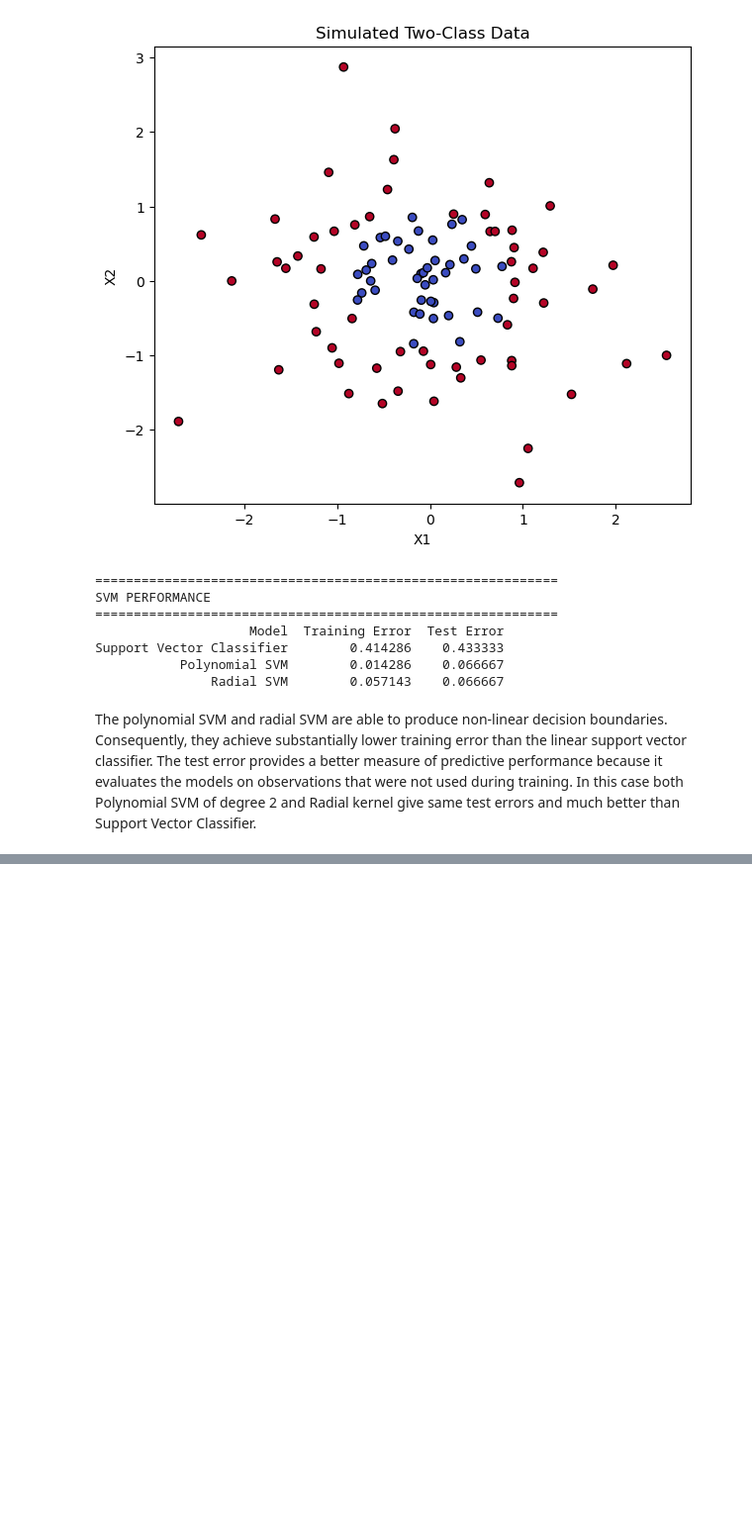
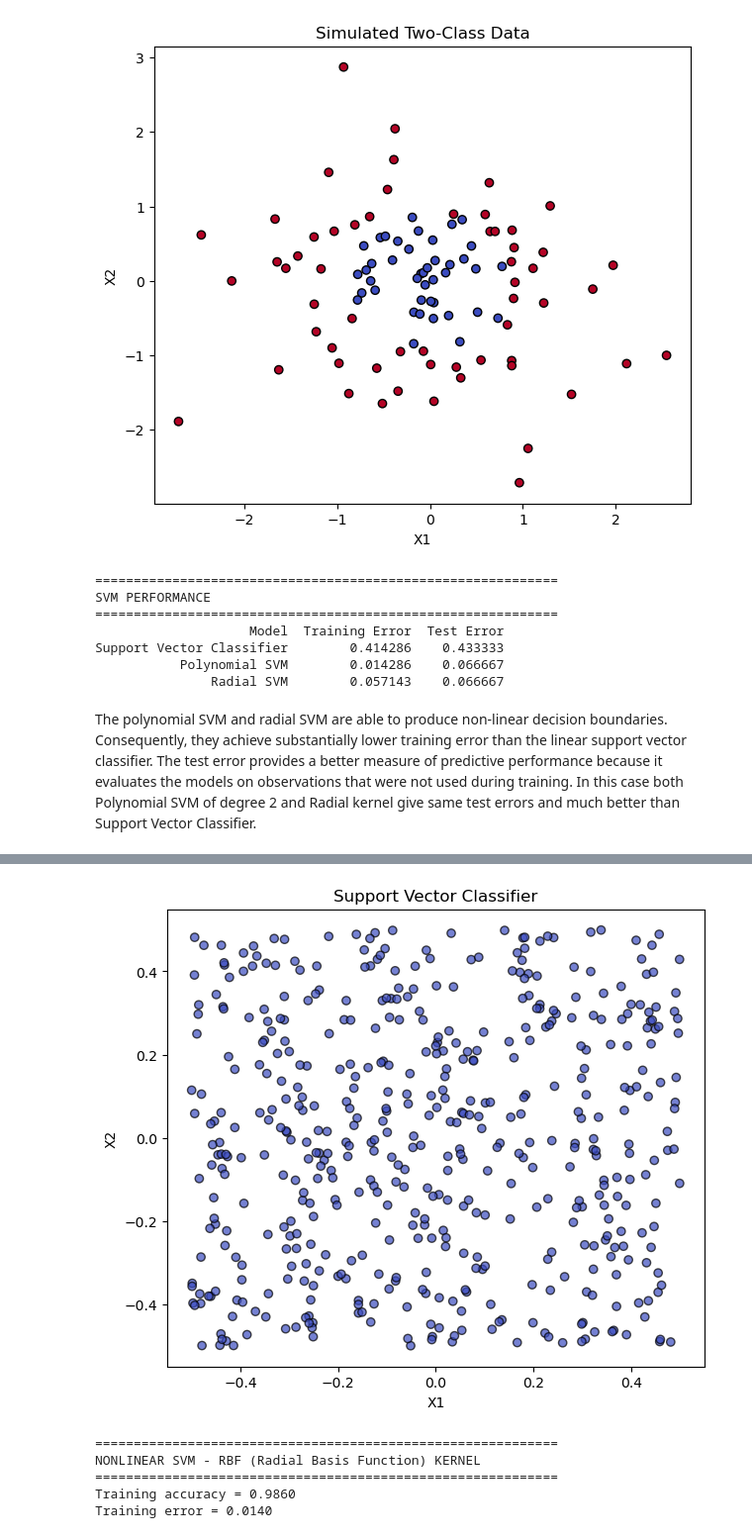
Before and after one commit to sumukha-r/isl-python-solutions, a Jupyter notebook: Chapter09-Support-Vector-Machines/Chapter09-Support-Vector-Machines.ipynb, the cells around one changed output, grey strips where cells are left out. Shown at 99% size. Saved outputs shown, nothing was run; the diff lists cells and outputs as text; code cells hidden in the pictures; blank space fills up the shorter version.

```diff
--- a/Chapter09-Support-Vector-Machines/Chapter09-Support-Vector-Machines.ipynb
+++ b/Chapter09-Support-Vector-Machines/Chapter09-Support-Vector-Machines.ipynb
@@ -69,0 +173,25 @@ The polynomial SVM and radial SVM are able to produce non-linear decision bounda
+# %%
+plt.figure(figsize=(7, 6))
+plt.scatter(x1, x2, c=y_pred_svc, cmap="coolwarm", edgecolor="k", alpha=0.7)
+plt.xlabel("X1")
+plt.ylabel("X2")
+plt.title("Support Vector Classifier")
+plt.show()
+# %% [output]
+[figure, added]
+# %%
+svc_rbf = SVC(kernel="rbf", C=1, gamma="scale")
+svc_rbf.fit(X, y)
+y_pred_rbf = svc_rbf.predict(X)
+
+print("=" * 60)
+print("NONLINEAR SVM - RBF (Radial Basis Function) KERNEL")
+print("=" * 60)
+print(f"Training accuracy = {accuracy_score(y, y_pred_rbf):.4f}")
+print(f"Training error = {1 - accuracy_score(y, y_pred_rbf):.4f}")
+# %% [output]
+============================================================
+NONLINEAR SVM - RBF (Radial Basis Function) KERNEL
+============================================================
+Training accuracy = 0.9860
+Training error = 0.0140
```
Also changed, not shown: parts of 12 cells of this notebook, 1 other file.
